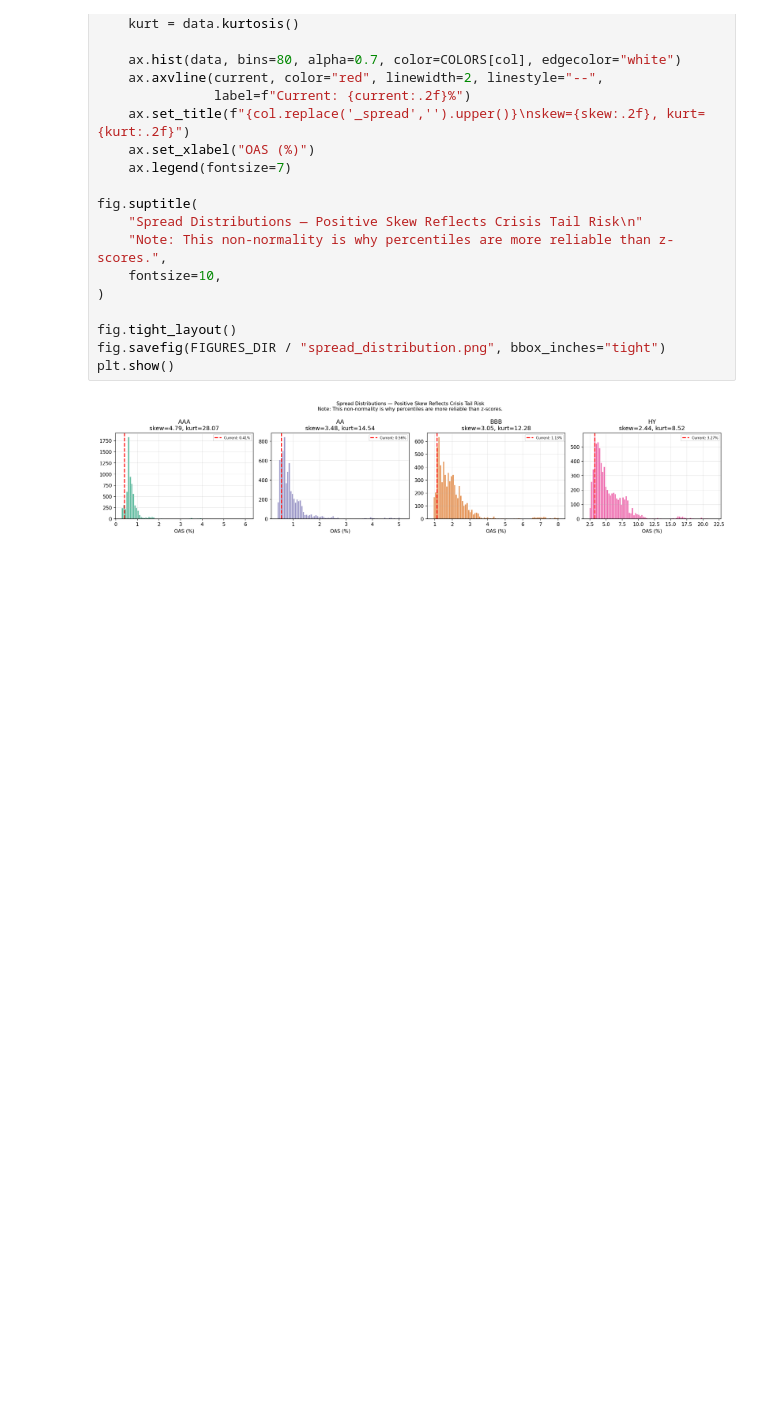
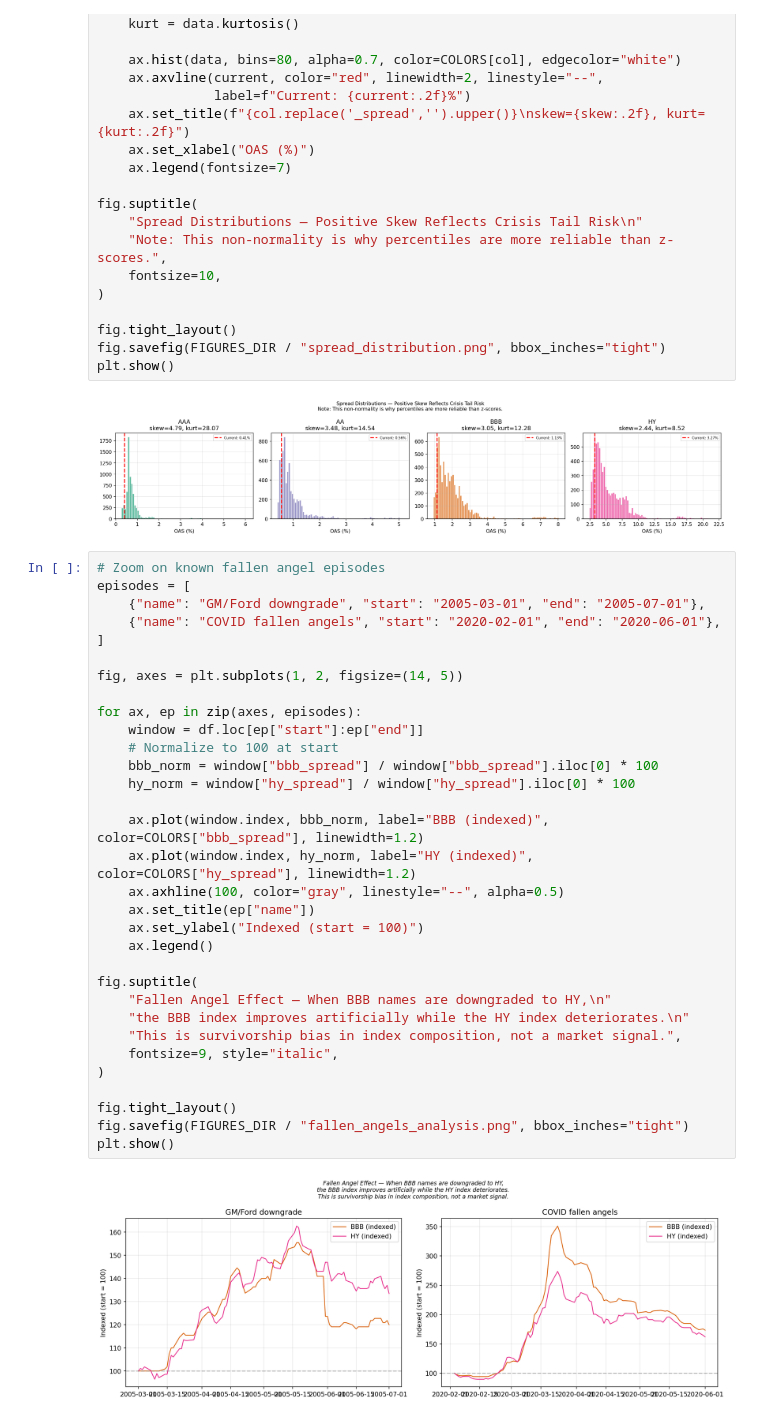
Before and after one commit to Zekhayoub/credit-spread-monitor, a Jupyter notebook: notebooks/eda.ipynb, the cells around one changed output. Saved outputs shown, nothing was run; the diff lists cells and outputs as text; blank space fills up the shorter version.

Commit message:
docs: add fallen angel impact analysis in EDA

```diff
--- a/notebooks/eda.ipynb
+++ b/notebooks/eda.ipynb
@@ -273,3 +273,37 @@ fig.savefig(FIGURES_DIR / "spread_distribution.png", bbox_inches="tight")
 plt.show()
 # %% [output]
 [figure]
+# %%
+# Zoom on known fallen angel episodes
+episodes = [
+    {"name": "GM/Ford downgrade", "start": "2005-03-01", "end": "2005-07-01"},
+    {"name": "COVID fallen angels", "start": "2020-02-01", "end": "2020-06-01"},
+]
+
+fig, axes = plt.subplots(1, 2, figsize=(14, 5))
+
+for ax, ep in zip(axes, episodes):
+    window = df.loc[ep["start"]:ep["end"]]
+    # Normalize to 100 at start
+    bbb_norm = window["bbb_spread"] / window["bbb_spread"].iloc[0] * 100
+    hy_norm = window["hy_spread"] / window["hy_spread"].iloc[0] * 100
+
+    ax.plot(window.index, bbb_norm, label="BBB (indexed)", color=COLORS["bbb_spread"], linewidth=1.2)
+    ax.plot(window.index, hy_norm, label="HY (indexed)", color=COLORS["hy_spread"], linewidth=1.2)
+    ax.axhline(100, color="gray", linestyle="--", alpha=0.5)
+    ax.set_title(ep["name"])
+    ax.set_ylabel("Indexed (start = 100)")
+    ax.legend()
+
+fig.suptitle(
+    "Fallen Angel Effect — When BBB names are downgraded to HY,\n"
+    "the BBB index improves artificially while the HY index deteriorates.\n"
+    "This is survivorship bias in index composition, not a market signal.",
+    fontsize=9, style="italic",
+)
+
+fig.tight_layout()
+fig.savefig(FIGURES_DIR / "fallen_angels_analysis.png", bbox_inches="tight")
+plt.show()
+# %% [output]
+[figure, added]
```
Also changed, not shown: 1 other file.
